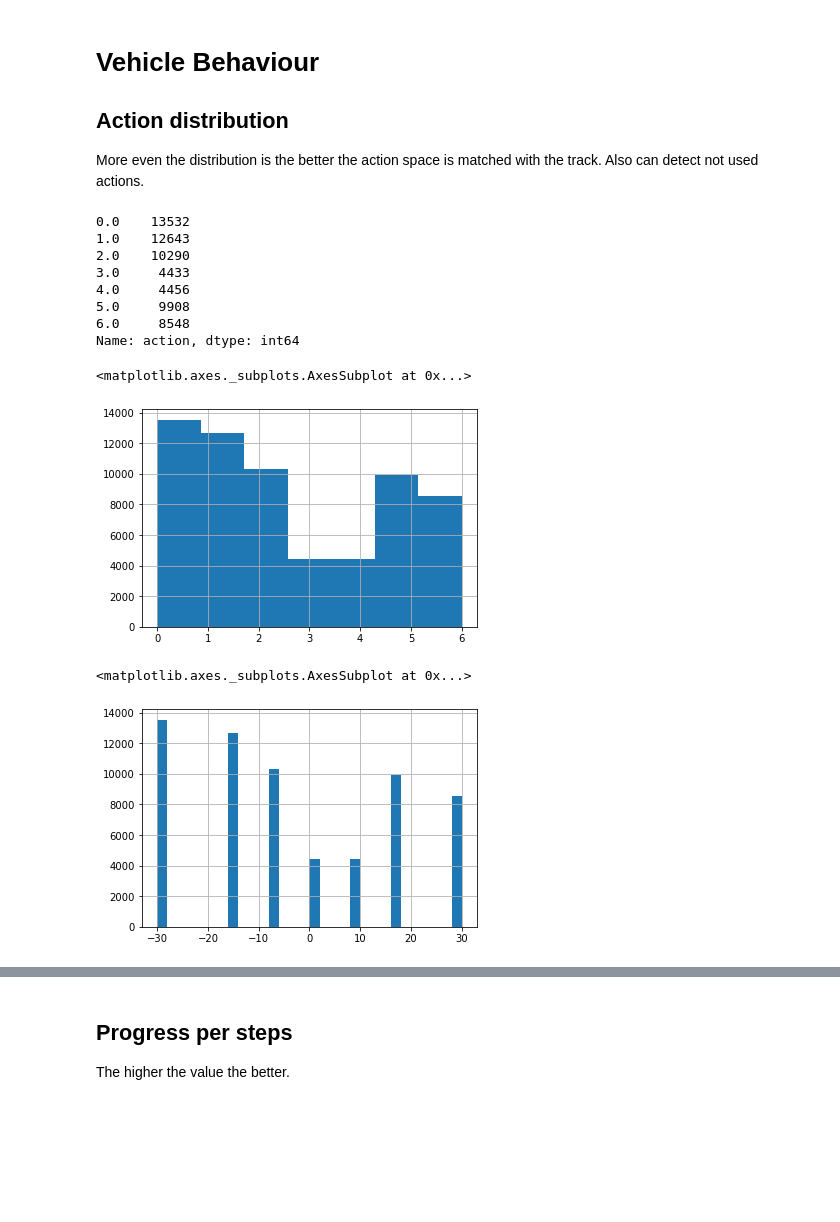
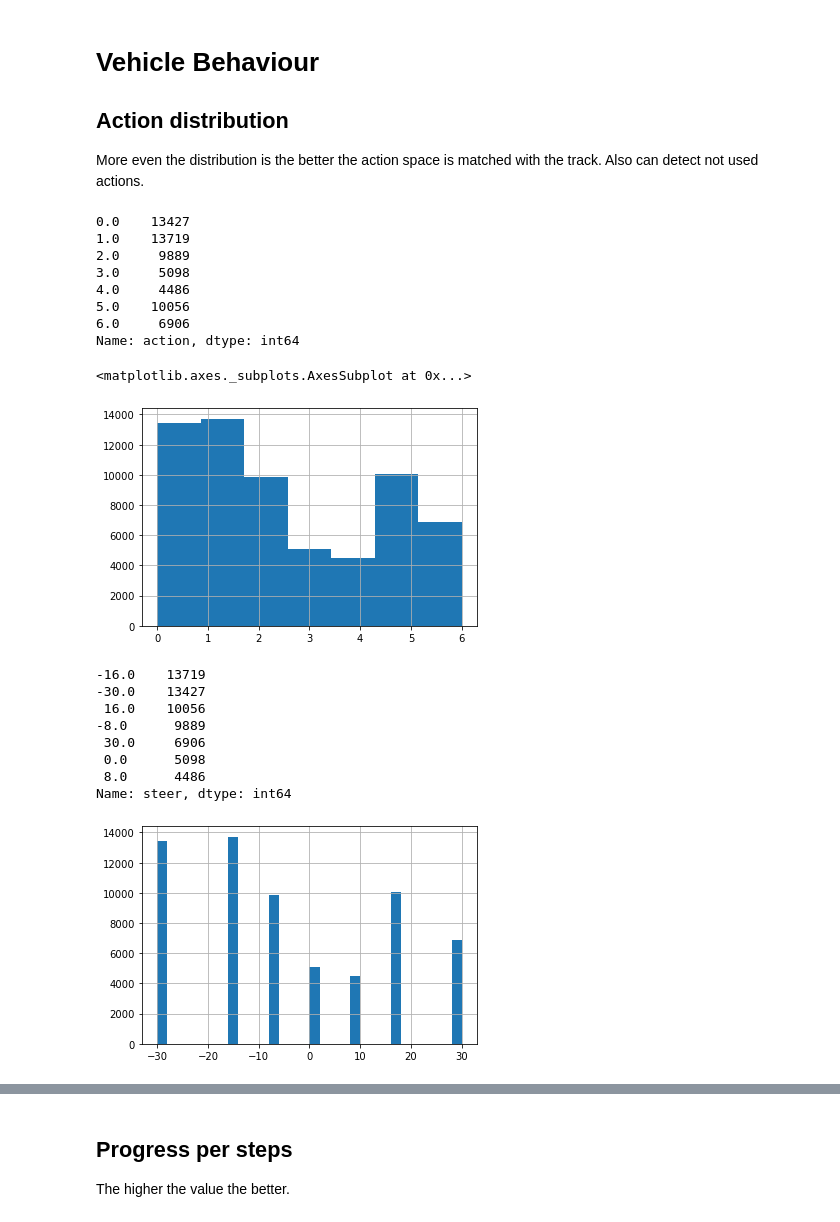
Before and after one commit to Maciej-GBS/dr-gummy, a Jupyter notebook: Essentials_analysis.ipynb, the cells around one changed output, grey strips where cells are left out. Drawn from its saved outputs; the diff is of its cells as text; code cells hidden in the pictures; blank space fills up the shorter version.

```diff
--- a/Essentials_analysis.ipynb
+++ b/Essentials_analysis.ipynb
@@ -59,12 +59,12 @@ sim-qmn0ksszgm3c SkodaX beta
 # %%
-stream_name = 'sim-kr7tzbgbhbjb' ## CHANGE This to your simulation application ID
+stream_name = 'sim-xy4rydwzs0c3' ## CHANGE This to your simulation application ID
 fname = 'logs/deepracer-%s.log' %stream_name  # The log will be downloaded into the specified path
 # %%
 cw.download_log(fname, stream_prefix=stream_name)  # add force=True if you downloaded the file before but want to repeat
 # %% [output]
 Log file exists, use force=True to download again
 # %%
-EPISODES_PER_ITERATION = 30 #  Set to value of your hyperparameter in training
+EPISODES_PER_ITERATION = 50 #  Set to value of your hyperparameter in training
 
 data = slio.load_data(fname)
 df = slio.convert_to_pandas(data, episodes_per_iteration=EPISODES_PER_ITERATION)
@@ -93,24 +93,32 @@ More even the distribution is the better the action space is matched with the tr
 # %%
 df['action'].value_counts().sort_index()
 # %% [output]
-0.0    13532
-1.0    12643
-2.0    10290
-3.0     4433
-4.0     4456
-5.0     9908
-6.0     8548
+0.0    13427
+1.0    13719
+2.0     9889
+3.0     5098
+4.0     4486
+5.0    10056
+6.0     6906
 Name: action, dtype: int64
 # %%
 df['action'].hist(bins=int(df['action'].max() + 1))
 # %% [output]
 <matplotlib.axes._subplots.AxesSubplot at 0x...>
-[figure, old version]
+[figure, new version]
 # %%
 df['steer'].hist(bins=30)
+df['steer'].value_counts()
 # %% [output]
-<matplotlib.axes._subplots.AxesSubplot at 0x...>
+-16.0    13719
+-30.0    13427
+ 16.0    10056
+-8.0      9889
+ 30.0     6906
+ 0.0      5098
+ 8.0      4486
+Name: steer, dtype: int64
-[figure, old version]
+[figure, new version]
 # %%
 df['on_track'].hist(bins=2)
 # %% [output]
```
Also changed, not shown: parts of 61 cells of this notebook, 1 other file.
